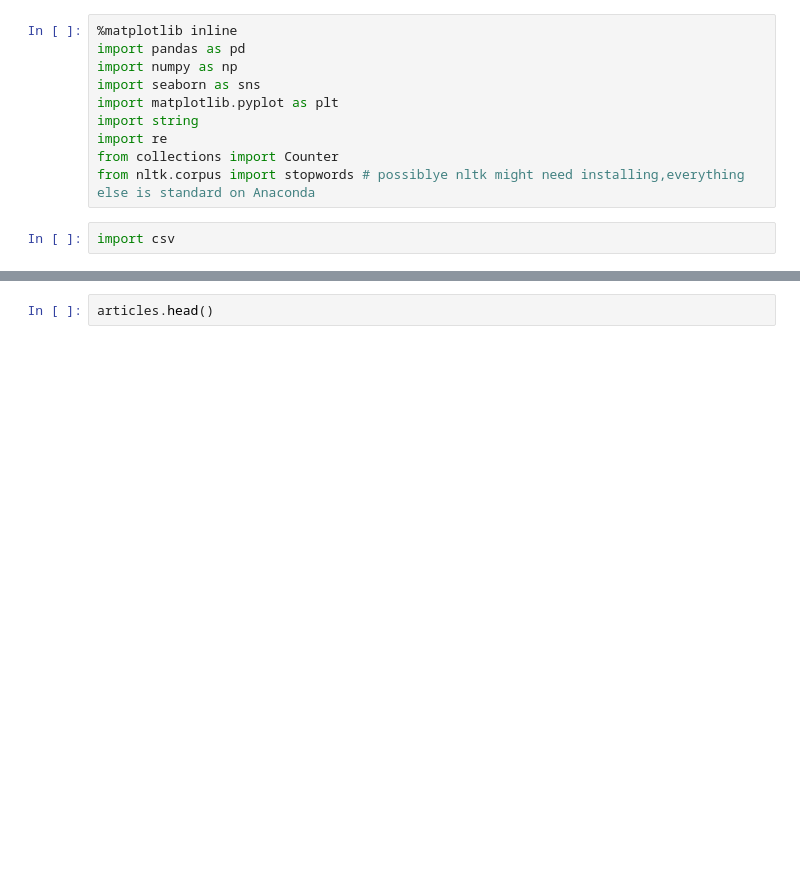
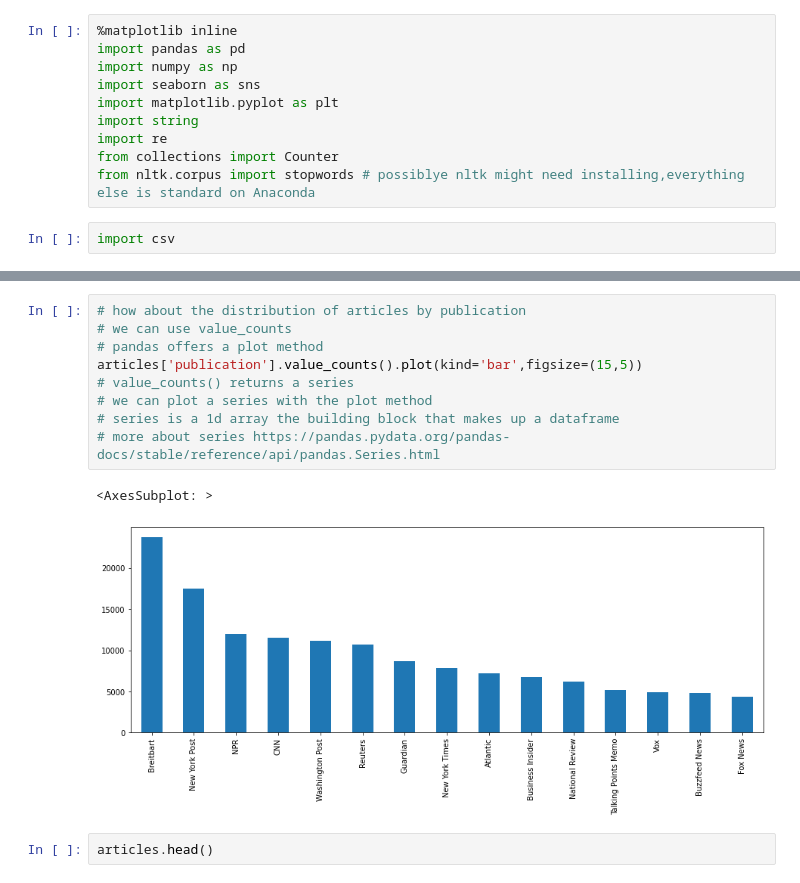
Before and after one commit to ValRCS/Digital_Discourse_ETH713_Fall_2020, a Jupyter notebook: analysis/news_outlets_climate_change.ipynb, the cells around one changed output, grey strips where cells are left out. Saved outputs shown, nothing was run; the diff lists cells and outputs as text; blank space fills up the shorter version.

```diff
--- a/analysis/news_outlets_climate_change.ipynb
+++ b/analysis/news_outlets_climate_change.ipynb
@@ -90,3 +143,15 @@ List of publications includes: ['New York Times', 'Breitbart', 'CNN', 'Business
+# %%
+# how about the distribution of articles by publication
+# we can use value_counts
+# pandas offers a plot method
+articles['publication'].value_counts().plot(kind='bar',figsize=(15,5))
+# value_counts() returns a series
+# we can plot a series with the plot method
+# series is a 1d array the building block that makes up a dataframe
+# more about series https://pandas.pydata.org/pandas-docs/stable/reference/api/pandas.Series.html
+# %% [output]
+<AxesSubplot: >
+[figure, added]
 # %%
 articles.head()
 # %% [output]
```
Also changed, not shown: parts of 34 cells of this notebook.
